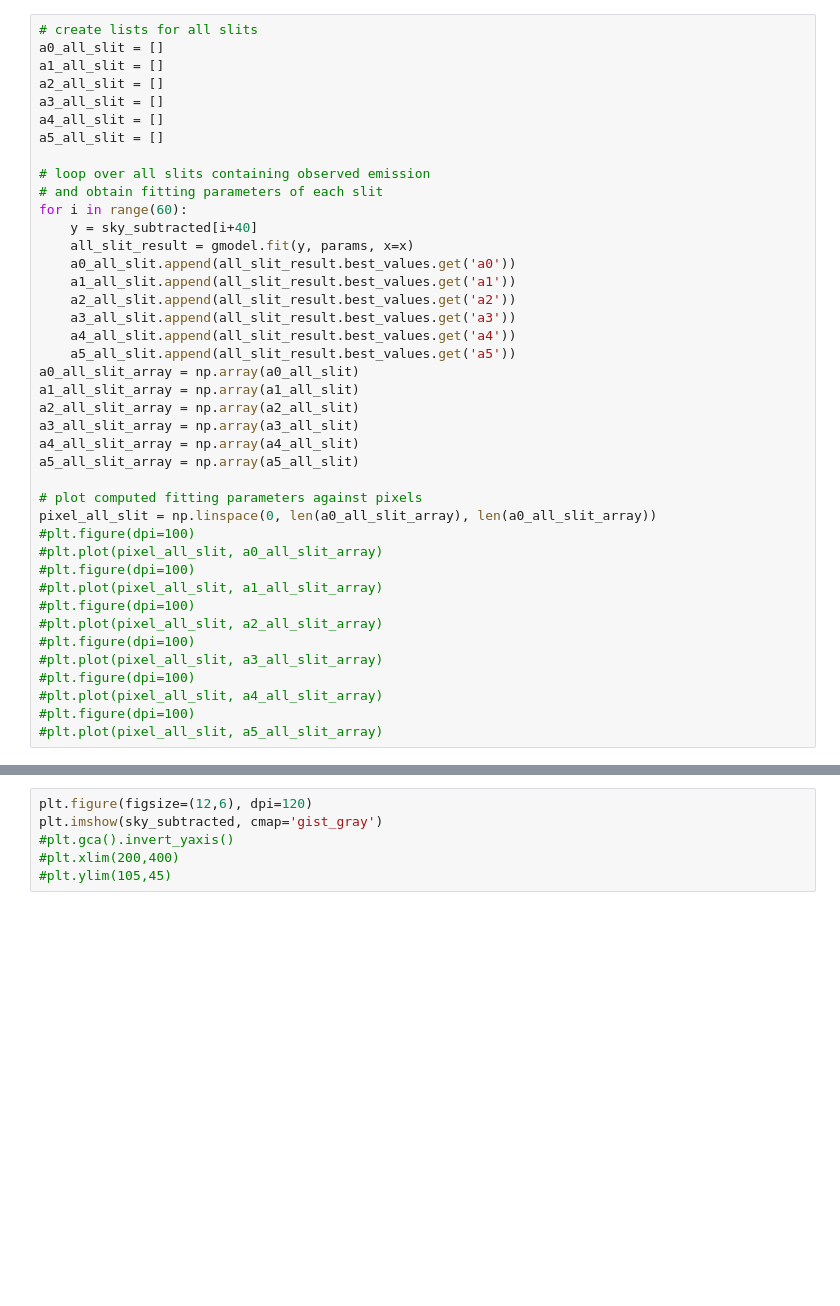
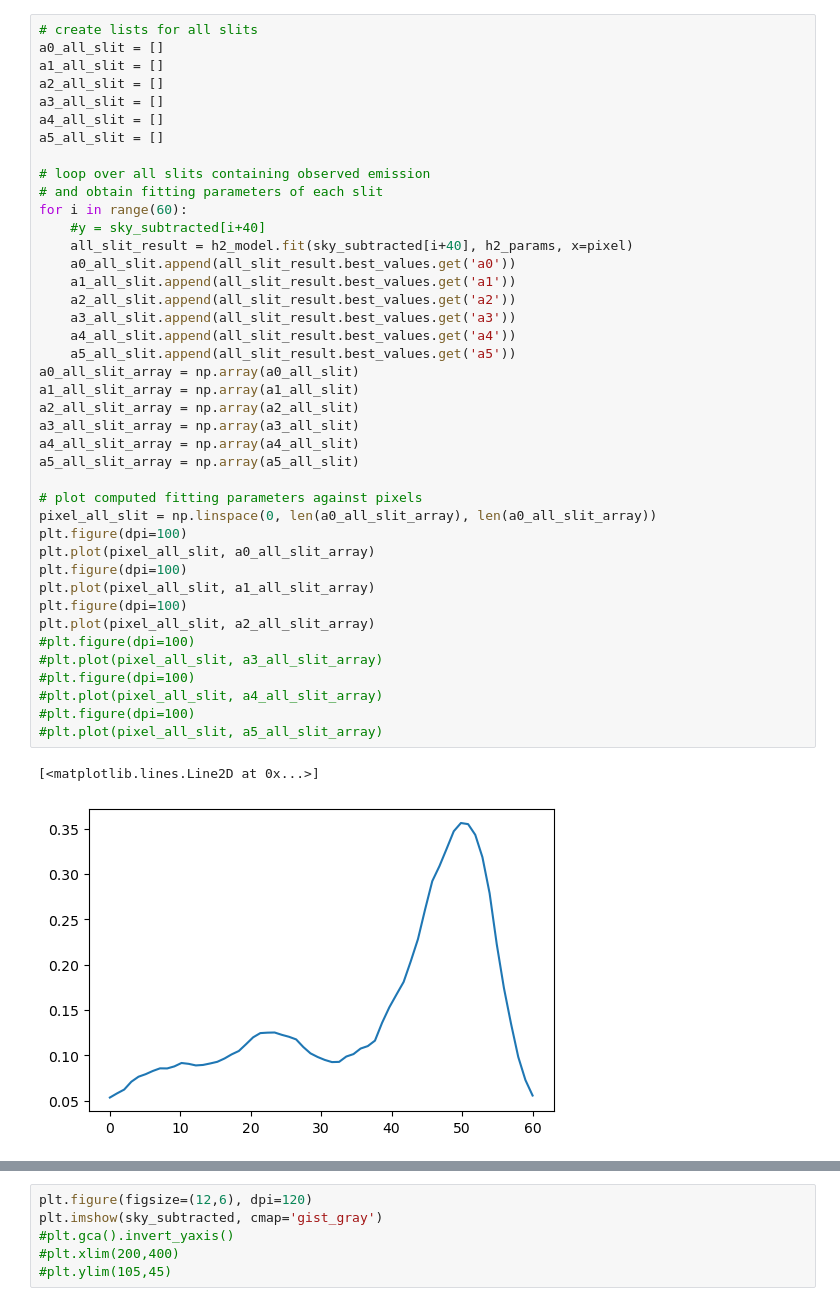
Before and after one commit to ruoyanwangdr/Dynamics-of-Jovian-Infrared-Auroral-Ionosphere-and-Thermosphere, a Jupyter notebook: h3p.ipynb, the cells around one changed output, grey strips where cells are left out. Drawn from its saved outputs; the diff is of its cells as text; blank space fills up the shorter version.

```diff
--- a/h3p.ipynb
+++ b/h3p.ipynb
@@ -162,38 +166,41 @@ a0_all_slit = []
 a1_all_slit = []
 a2_all_slit = []
 a3_all_slit = []
 a4_all_slit = []
 a5_all_slit = []
 
 # loop over all slits containing observed emission
 # and obtain fitting parameters of each slit
 for i in range(60):
-    y = sky_subtracted[i+40]
-    all_slit_result = gmodel.fit(y, params, x=x)
+    #y = sky_subtracted[i+40]
+    all_slit_result = h2_model.fit(sky_subtracted[i+40], h2_params, x=pixel)
     a0_all_slit.append(all_slit_result.best_values.get('a0'))
     a1_all_slit.append(all_slit_result.best_values.get('a1'))
     a2_all_slit.append(all_slit_result.best_values.get('a2'))
     a3_all_slit.append(all_slit_result.best_values.get('a3'))
     a4_all_slit.append(all_slit_result.best_values.get('a4'))
     a5_all_slit.append(all_slit_result.best_values.get('a5'))
 a0_all_slit_array = np.array(a0_all_slit)
 a1_all_slit_array = np.array(a1_all_slit)
 a2_all_slit_array = np.array(a2_all_slit)
 a3_all_slit_array = np.array(a3_all_slit)
 a4_all_slit_array = np.array(a4_all_slit)
 a5_all_slit_array = np.array(a5_all_slit)
 
 # plot computed fitting parameters against pixels
 pixel_all_slit = np.linspace(0, len(a0_all_slit_array), len(a0_all_slit_array))
-#plt.figure(dpi=100)
-#plt.plot(pixel_all_slit, a0_all_slit_array)
-#plt.figure(dpi=100)
-#plt.plot(pixel_all_slit, a1_all_slit_array)
-#plt.figure(dpi=100)
-#plt.plot(pixel_all_slit, a2_all_slit_array)
+plt.figure(dpi=100)
+plt.plot(pixel_all_slit, a0_all_slit_array)
+plt.figure(dpi=100)
+plt.plot(pixel_all_slit, a1_all_slit_array)
+plt.figure(dpi=100)
+plt.plot(pixel_all_slit, a2_all_slit_array)
 #plt.figure(dpi=100)
 #plt.plot(pixel_all_slit, a3_all_slit_array)
 #plt.figure(dpi=100)
 #plt.plot(pixel_all_slit, a4_all_slit_array)
 #plt.figure(dpi=100)
 #plt.plot(pixel_all_slit, a5_all_slit_array)
+# %% [output]
+[<matplotlib.lines.Line2D at 0x...>]
+[figure, added]
```
Also changed, not shown: parts of 4 cells of this notebook.
